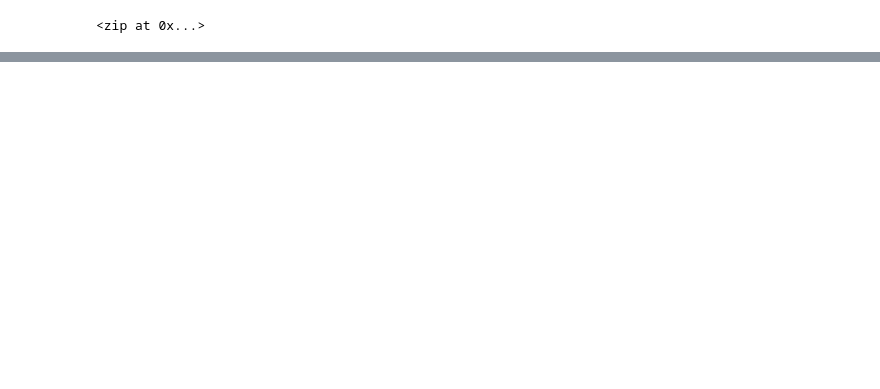
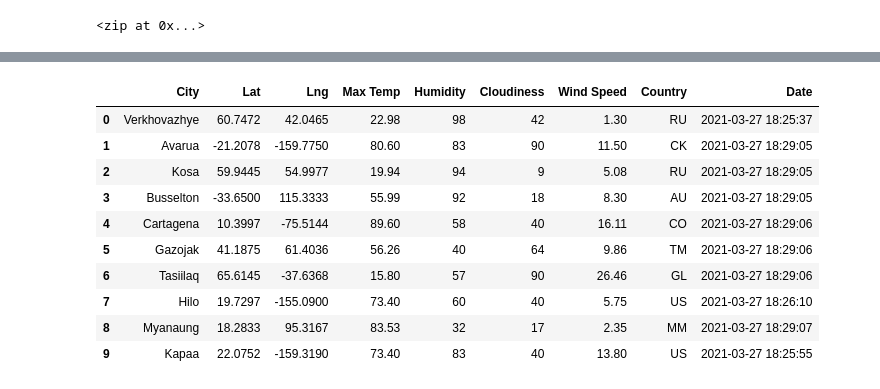
Before and after one commit to Susanaecorreia/World_Weather_Analysis, a Jupyter notebook: WeatherPy.ipynb, the cells around one changed output, grey strips where cells are left out. Drawn from its saved outputs; the diff is of its cells as text; code cells hidden in the pictures; blank space fills up the shorter version.

```diff
--- a/WeatherPy.ipynb
+++ b/WeatherPy.ipynb
@@ -57,0 +64,4 @@ len(cities)
+# %%
+# Starting URL for Weather Map API Call.
+url = "http://api.openweathermap.org/data/2.5/weather?units=Imperial&APPID=" + weather_api_key
+print(url)
@@ -57,0 +70,4 @@ len(cities)
+# %%
+# Create an endpoint URL for a city.
+city_url = url + "&q=" + "Boston"
+print(city_url)
@@ -57,0 +157,16 @@ len(cities)
+# %%
+# Convert the array of dictionaries to a Pandas DataFrame.
+city_data_df = pd.DataFrame(city_data)
+city_data_df.head(10)
+# %% [output]
+|  | City | Lat | Lng | Max Temp | Humidity | Cloudiness | Wind Speed | Country | Date |
+| 0 | Verkhovazhye | 60.7472 | 42.0465 | 22.98 | 98 | 42 | 1.30 | RU | 2021-03-27 18:25:37 |
+| 1 | Avarua | -21.2078 | -159.7750 | 80.60 | 83 | 90 | 11.50 | CK | 2021-03-27 18:29:05 |
+| 2 | Kosa | 59.9445 | 54.9977 | 19.94 | 94 | 9 | 5.08 | RU | 2021-03-27 18:29:05 |
+| 3 | Busselton | -33.6500 | 115.3333 | 55.99 | 92 | 18 | 8.30 | AU | 2021-03-27 18:29:05 |
+| 4 | Cartagena | 10.3997 | -75.5144 | 89.60 | 58 | 40 | 16.11 | CO | 2021-03-27 18:29:06 |
+| 5 | Gazojak | 41.1875 | 61.4036 | 56.26 | 40 | 64 | 9.86 | TM | 2021-03-27 18:29:06 |
+| 6 | Tasiilaq | 65.6145 | -37.6368 | 15.80 | 57 | 90 | 26.46 | GL | 2021-03-27 18:29:06 |
+| 7 | Hilo | 19.7297 | -155.0900 | 73.40 | 60 | 40 | 5.75 | US | 2021-03-27 18:26:10 |
+| 8 | Myanaung | 18.2833 | 95.3167 | 83.53 | 32 | 17 | 2.35 | MM | 2021-03-27 18:29:07 |
+| 9 | Kapaa | 22.0752 | -159.3190 | 73.40 | 83 | 40 | 13.80 | US | 2021-03-27 18:25:55 |
```
Also changed, not shown: parts of 9 cells of this notebook, 4 other files.
